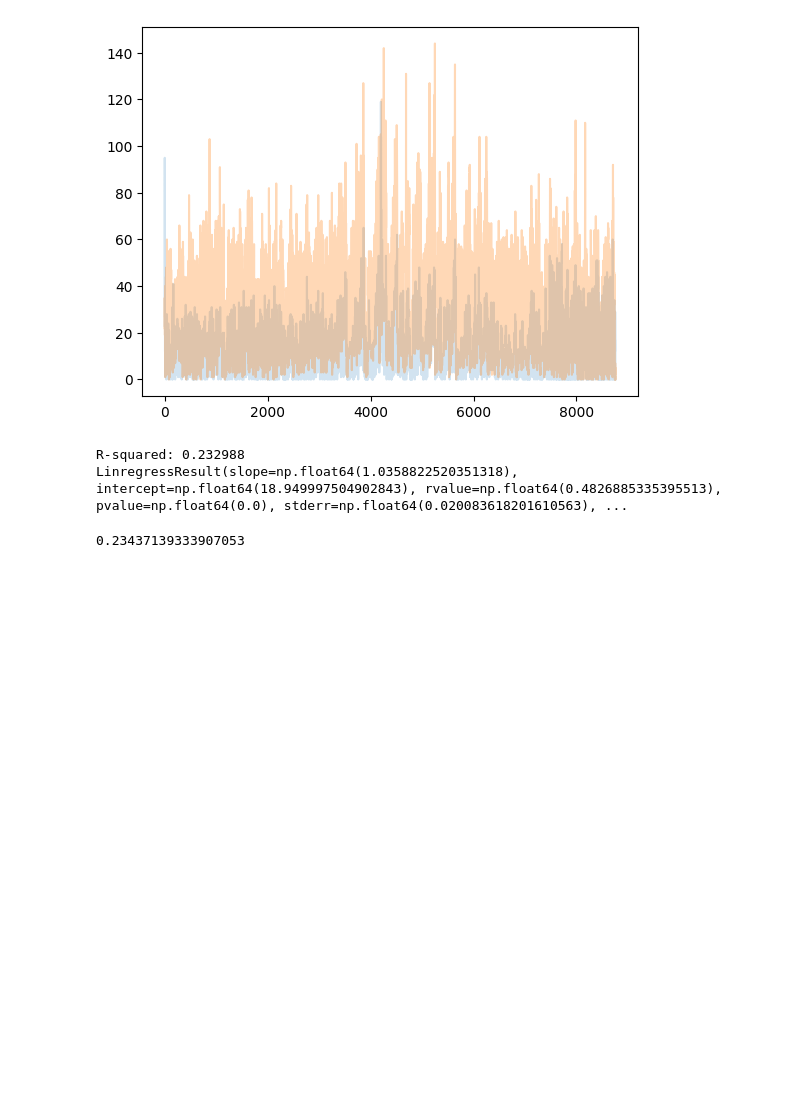
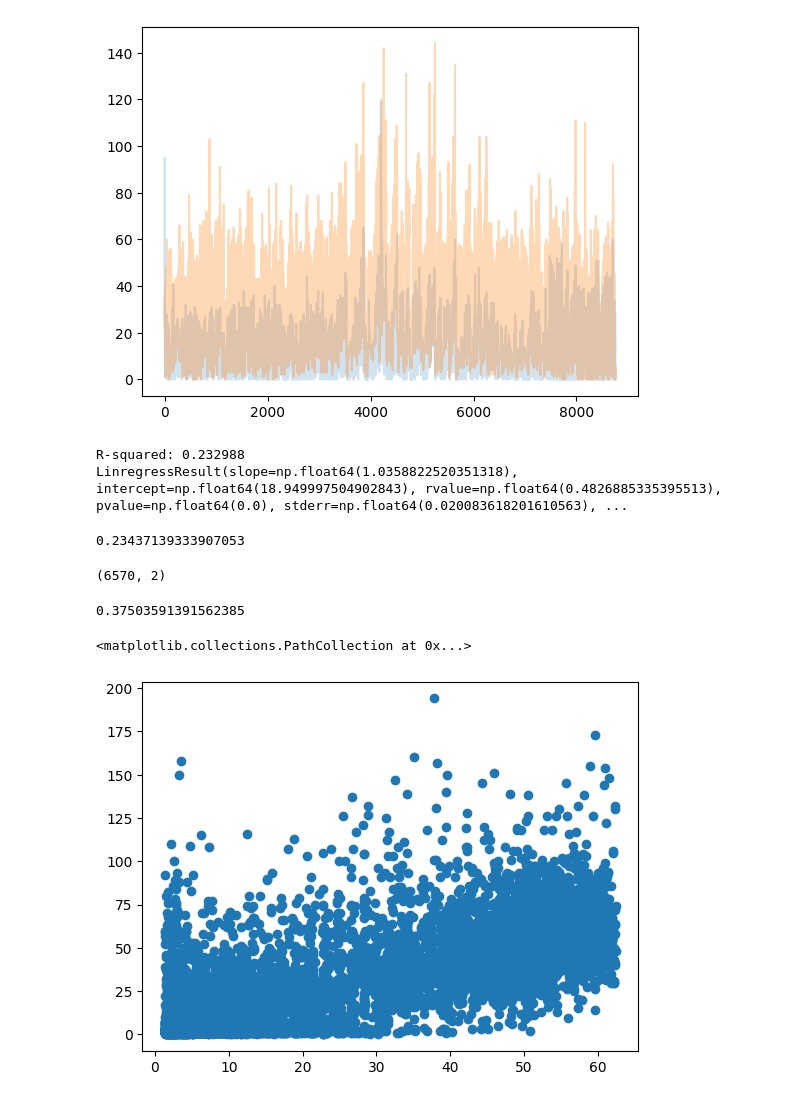
Before and after one commit to leohoinaski/ENS410064, a Jupyter notebook: 2024/notebooks/Aula04.ipynb, the cells around one changed output. Cells and saved outputs as stored; diff of their text form; code cells hidden in the pictures; blank space fills up the shorter version.

```diff
--- a/2024/notebooks/Aula04.ipynb
+++ b/2024/notebooks/Aula04.ipynb
@@ -158,3 +158,34 @@ regr.predict(X_test[:2])
 regr.score(X_test, y_test)
 # %% [output]
 0.23437139333907053
+# %%
+# Usando machine learning - árvore de decisão
+from sklearn import tree
+X_train, X_test, y_train, y_test = train_test_split(np.hstack([np.array(data.iloc[:,2].interpolate()).reshape(-1, 1),
+                                                    np.array(data.iloc[:,3].interpolate()).reshape(-1, 1)]),
+                                                     np.array(data.iloc[:,4].interpolate()).reshape(-1, 1),
+                                                    random_state=1)
+print(X_train.shape)
+clf = tree.DecisionTreeRegressor()
+clf = clf.fit(X_train, y_train)
+clf.score(X_test, y_test)
+# %% [output]
+(6570, 2)
+0.37503591391562385
+# %%
+# Usando CVM
+from sklearn import svm
+regr = svm.SVR()
+
+regr.fit(X_train, y_train)
+regr.score(X_test, y_test)
+
+fig, ax = plt.subplots()
+ax.scatter(regr.predict(np.hstack([np.array(data.iloc[:,2].interpolate()).reshape(-1, 1),
+                                   np.array(data.iloc[:,3].interpolate()).reshape(-1, 1)])),
+          np.array(data.iloc[:,4].interpolate()).reshape(-1, 1
+
+ax.set
+# %% [output]
+<matplotlib.collections.PathCollection at 0x...>
+[figure, added]
```
